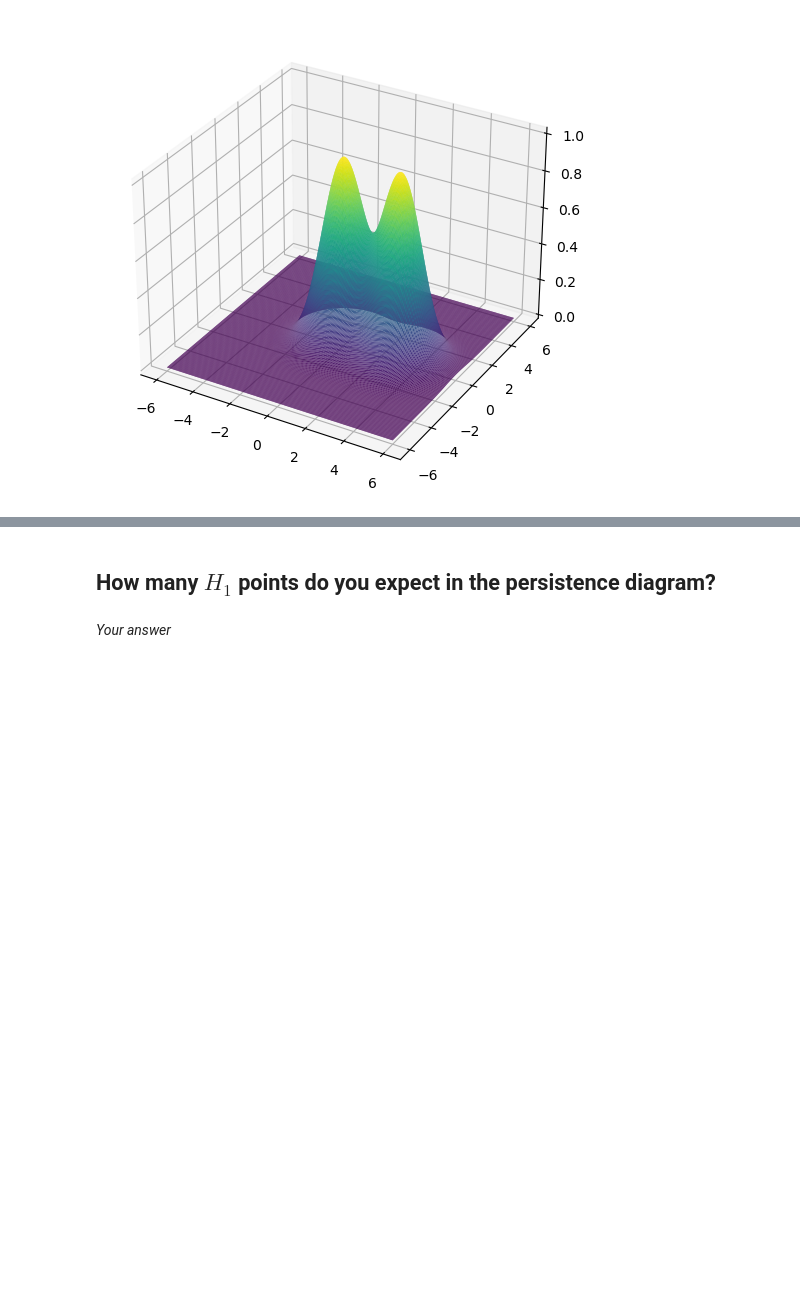
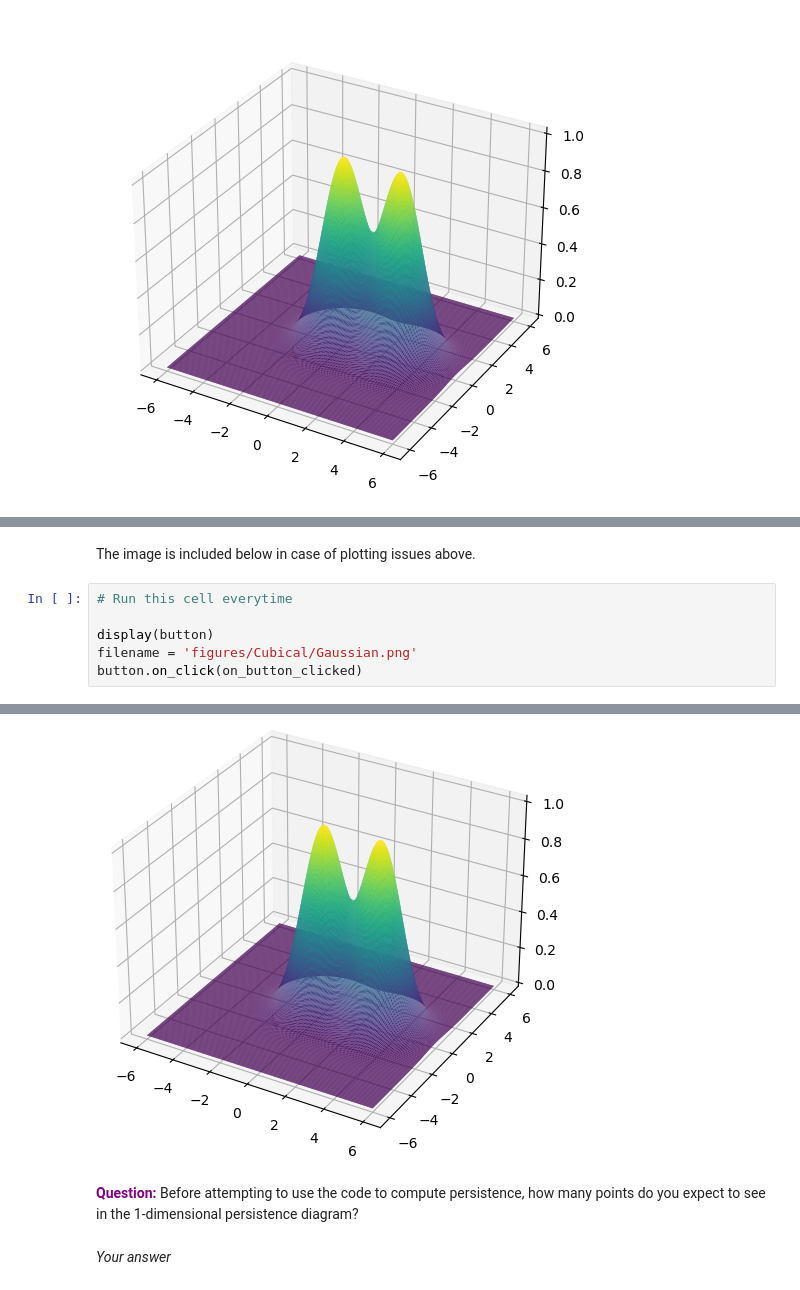
Before and after one commit to TeaspoonTDA/2023-SIAM-DS-TDA-Minitutorial, a Jupyter notebook: 1-3-Wkst-PersistencePipelines.ipynb, the cells around one changed output, grey strips where cells are left out. Cells and saved outputs as stored; diff of their text form; blank space fills up the shorter version.

```diff
--- a/1-3-Wkst-PersistencePipelines.ipynb
+++ b/1-3-Wkst-PersistencePipelines.ipynb
@@ -171,0 +192,9 @@ plt.show()
+# %% [markdown]
+The image is included below in case of plotting issues above.
+# %%
+# Run this cell everytime
+
+display(button)
+filename = 'figures/Cubical/Gaussian.png'
+button.on_click(on_button_clicked)
+# %% [output]
@@ -172,5 +202,7 @@ plt.show()
+[figure, added]
 # %% [markdown]
-## How many $H_1$ points do you expect in the persistence diagram?
+<font color = 'purple'><b>Question:</b></font>
+Before attempting to use the code to compute persistence, how many points do you expect to see in the 1-dimensional persistence diagram?
 # %% [markdown]
 _Your answer_
 # %% [markdown]
```
Also changed, not shown: parts of 31 cells of this notebook.
